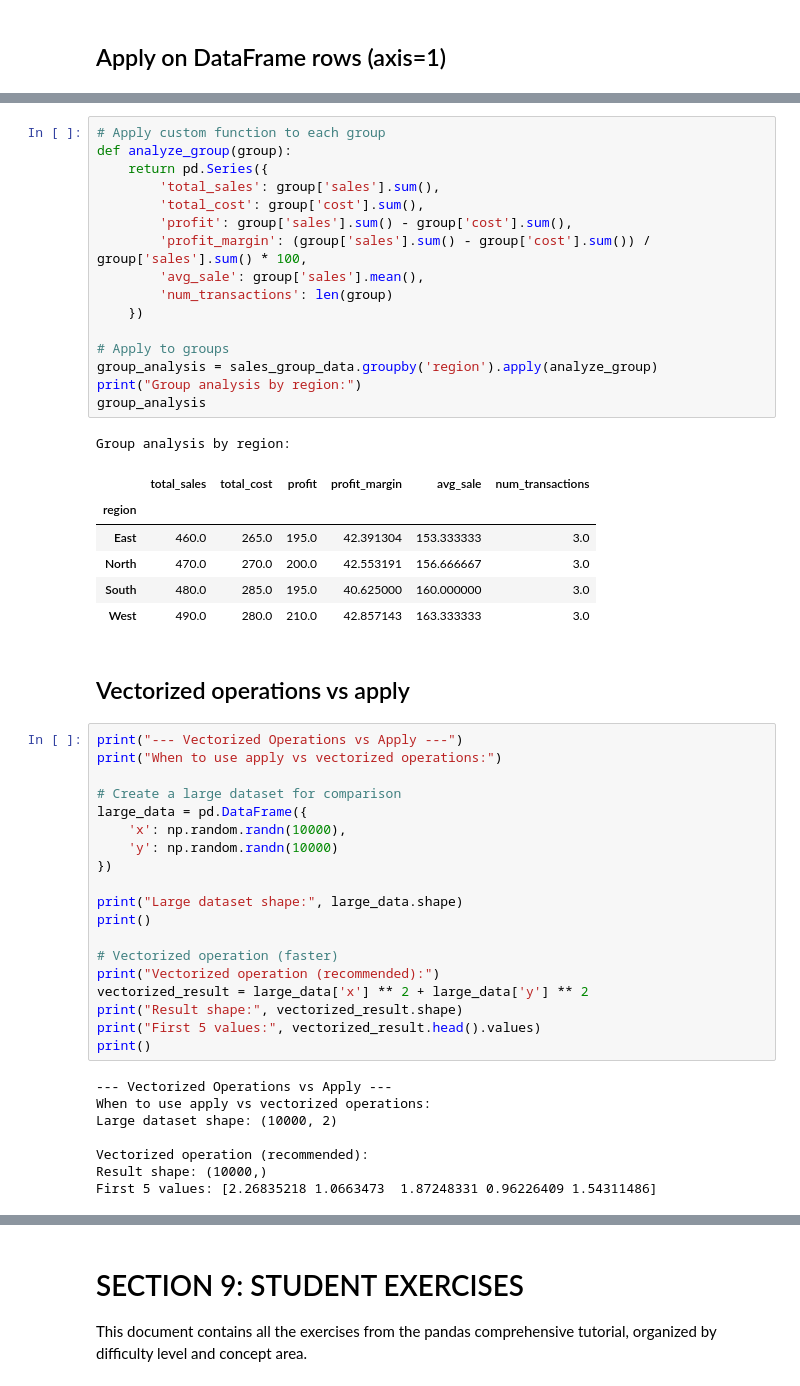
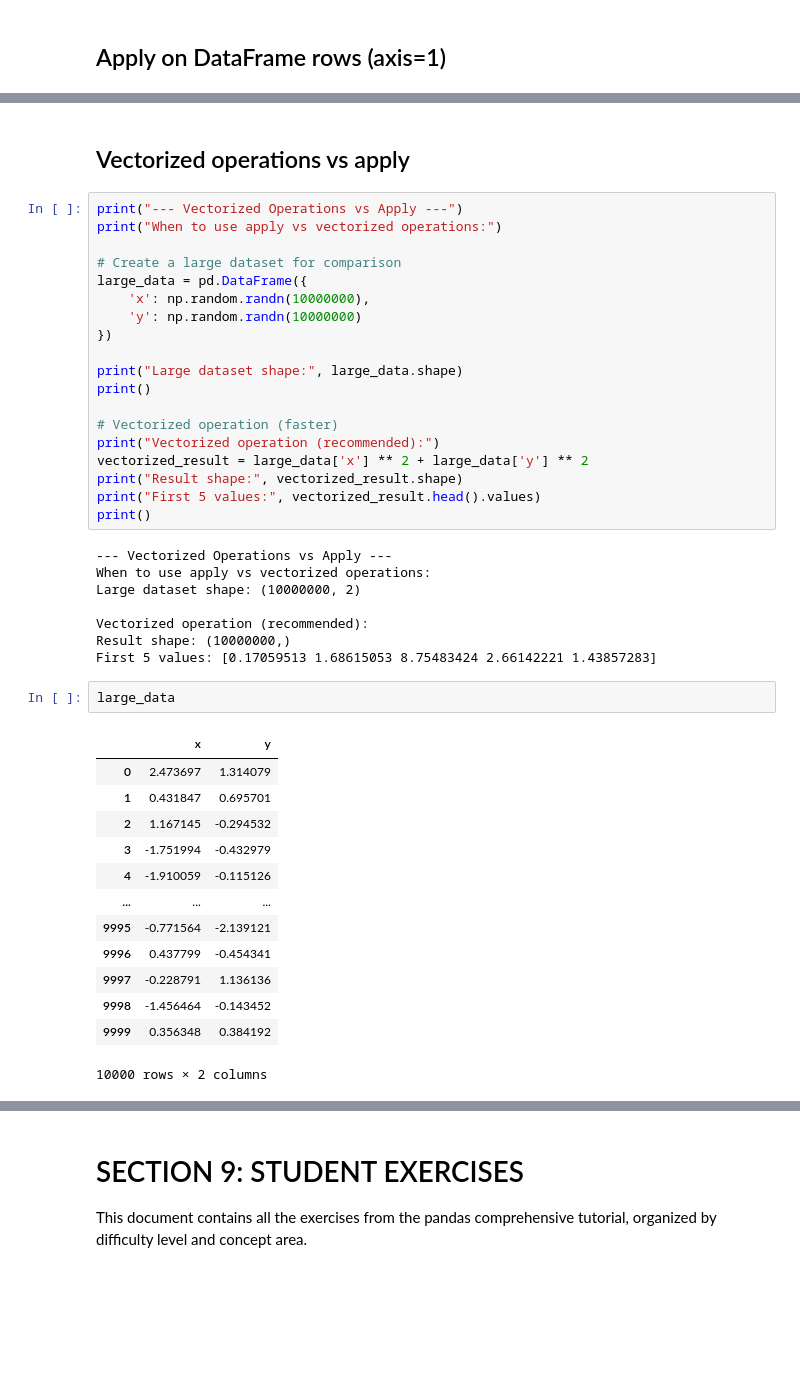
Before and after one commit to AdanMora/data-science-course, a Jupyter notebook: pandas-basics/pandas_comprehensive_guide.ipynb, the cells around one changed output, grey strips where cells are left out. Drawn from its saved outputs; the diff is of its cells as text; blank space fills up the shorter version.

```diff
--- a/pandas-basics/pandas_comprehensive_guide.ipynb
+++ b/pandas-basics/pandas_comprehensive_guide.ipynb
@@ -1206,27 +697,3 @@ Sales data for grouping:
-# %%
-# Apply custom function to each group
-def analyze_group(group):
-    return pd.Series({
-        'total_sales': group['sales'].sum(),
-        'total_cost': group['cost'].sum(),
-        'profit': group['sales'].sum() - group['cost'].sum(),
-        'profit_margin': (group['sales'].sum() - group['cost'].sum()) / group['sales'].sum() * 100,
-        'avg_sale': group['sales'].mean(),
-        'num_transactions': len(group)
-    })
-
-# Apply to groups
-group_analysis = sales_group_data.groupby('region').apply(analyze_group)
-print("Group analysis by region:")
-group_analysis
-# %% [output]
-Group analysis by region:
-|  | total_sales | total_cost | profit | profit_margin | avg_sale | num_transactions |
-| region |  |  |  |  |  |  |
-| East | 460.0 | 265.0 | 195.0 | 42.391304 | 153.333333 | 3.0 |
-| North | 470.0 | 270.0 | 200.0 | 42.553191 | 156.666667 | 3.0 |
-| South | 480.0 | 285.0 | 195.0 | 40.625000 | 160.000000 | 3.0 |
-| West | 490.0 | 280.0 | 210.0 | 42.857143 | 163.333333 | 3.0 |
 # %% [markdown]
 ## Vectorized operations vs apply
 # %%
@@ -1235,8 +702,8 @@ print("When to use apply vs vectorized operations:")
 
 # Create a large dataset for comparison
 large_data = pd.DataFrame({
-    'x': np.random.randn(10000),
-    'y': np.random.randn(10000)
+    'x': np.random.randn(10000000),
+    'y': np.random.randn(10000000)
 })
 
 print("Large dataset shape:", large_data.shape)
@@ -1251,11 +718,27 @@ print()
 # %% [output]
 --- Vectorized Operations vs Apply ---
 When to use apply vs vectorized operations:
-Large dataset shape: (10000, 2)
+Large dataset shape: (10000000, 2)
 
 Vectorized operation (recommended):
-Result shape: (10000,)
-First 5 values: [2.26835218 1.0663473  1.87248331 0.96226409 1.54311486]
+Result shape: (10000000,)
+First 5 values: [0.17059513 1.68615053 8.75483424 2.66142221 1.43857283]
+# %%
+large_data
+# %% [output]
+|  | x | y |
+| 0 | 2.473697 | 1.314079 |
+| 1 | 0.431847 | 0.695701 |
+| 2 | 1.167145 | -0.294532 |
+| 3 | -1.751994 | -0.432979 |
+| 4 | -1.910059 | -0.115126 |
+| ... | ... | ... |
+| 9995 | -0.771564 | -2.139121 |
+| 9996 | 0.437799 | -0.454341 |
+| 9997 | -0.228791 | 1.136136 |
+| 9998 | -1.456464 | -0.143452 |
+| 9999 | 0.356348 | 0.384192 |
+10000 rows × 2 columns
 # %%
 # Apply operation (slower for large datasets)
 print("Apply operation (use sparingly for large datasets):")
```
Also changed, not shown: parts of 91 cells of this notebook.
